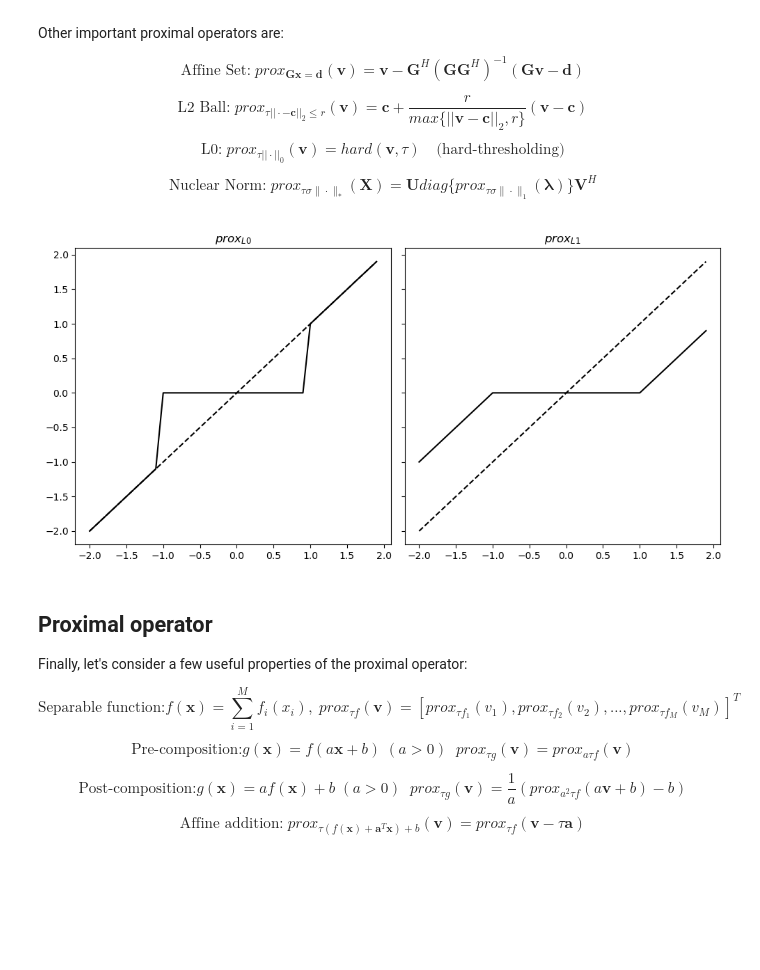
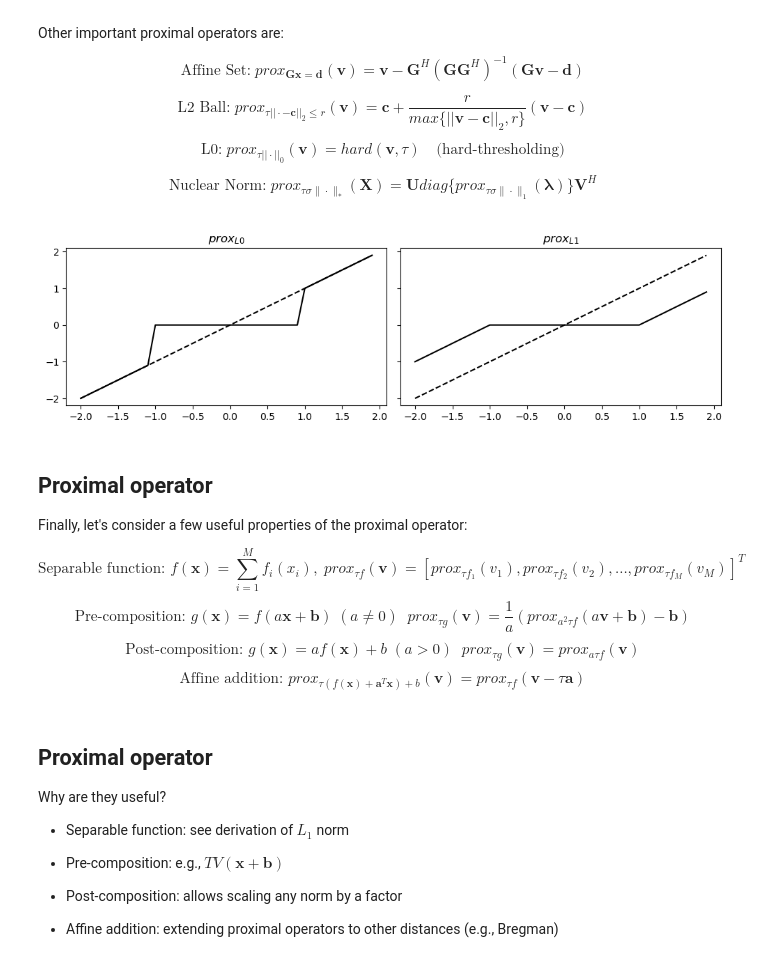
Before and after one commit to mrava87/ProximalTeaching, a Jupyter notebook: lectures/Lecture1.ipynb, the cells around one changed output. Cells and saved outputs as stored; diff of their text form; code cells hidden in the pictures; blank space fills up the shorter version.

```diff
--- a/lectures/Lecture1.ipynb
+++ b/lectures/Lecture1.ipynb
@@ -452,44 +461,45 @@ $$
 # %%
 # LO and L1
 l0 = pyproximal.L0()
 l1 = pyproximal.L1()
 
 x = np.arange(-2, 2, 0.1)
-xp0 = l0.prox(x, 1.)
-xp1 = l1.prox(x, 1.)
+xp0, xp1 = l0.prox(x, 1.), l1.prox(x, 1.)
 
-fig, axs = plt.subplots(1, 2, sharey=True, figsize=(10, 5))
-axs[0].plot(x, xp0, 'k')
-axs[0].plot(x, x, '--k')
+fig, axs = plt.subplots(1, 2, sharey=True, figsize=(10, 3))
+axs[0].plot(x, xp0, 'k'), axs[0].plot(x, x, '--k')
 axs[0].set_title(r'$prox_{L0}$')
-axs[1].plot(x, xp1, 'k')
-axs[1].plot(x, x, '--k')
+axs[1].plot(x, xp1, 'k'), axs[1].plot(x, x, '--k')
 axs[1].set_title(r'$prox_{L1}$')
 plt.tight_layout();
 # %% [output]
-[figure, old version]
+[figure, new version]
 # %% [markdown]
 ## Proximal operator
 
 Finally, let's consider a few useful properties of the proximal operator:
 
-
 $$
-\text{Separable function:} f(\mathbf{x})=\sum_{i=1}^{M} f_i(x_i), \; prox_{\tau f} (\mathbf{v}) = [prox_{\tau f_1} (v_1),prox_{\tau f_2} (v_2), ..., prox_{\tau f_M} (v_M)]^T
+\text{Separable function: } f(\mathbf{x})=\sum_{i=1}^{M} f_i(x_i), \; prox_{\tau f} (\mathbf{v}) = [prox_{\tau f_1} (v_1),prox_{\tau f_2} (v_2), ..., prox_{\tau f_M} (v_M)]^T
 $$
-
 $$
-\text{Pre-composition:} g(\mathbf{x})=f(a \mathbf{x} + b)  \; (a>0) \;\; prox_{\tau g} (\mathbf{v}) =
-            prox_{a \tau f} (\mathbf{v})
+\text{Pre-composition: } g(\mathbf{x})=f(a \mathbf{x} + \mathbf{b})  \; (a\ne 0) \;\; prox_{\tau g} (\mathbf{v}) = \frac{1}{a} (prox_{a^2 \tau f} (a \mathbf{v} + \mathbf{b}) - \mathbf{b})
 $$
-
 $$
-\text{Post-composition:} g(\mathbf{x})=a f(\mathbf{x}) + b \; (a>0) \;\; prox_{\tau g} (\mathbf{v}) =
-            \frac{1}{a} (
-            prox_{a^2 \tau f} (a \mathbf{v} + b) - b)
+\text{Post-composition: } g(\mathbf{x})=a f(\mathbf{x}) + b \; (a>0) \;\; prox_{\tau g} (\mathbf{v}) = prox_{a \tau f} (\mathbf{v})
 $$
-
 $$
-\text{Affine addition:} \; prox_{\tau (f(\mathbf{x}) +
-        \mathbf{a}^T \mathbf{x}) + b} (\mathbf{v})  = prox_{\tau f} (\mathbf{v} - \tau \mathbf{a})
+\text{Affine addition: } prox_{\tau (f(\mathbf{x}) + \mathbf{a}^T \mathbf{x}) + b} (\mathbf{v})  = prox_{\tau f} (\mathbf{v} - \tau \mathbf{a})
 $$
+# %% [markdown]
+## Proximal operator
+
+Why are they useful?
+
+- Separable function: see derivation of $L_1$ norm
+
+- Pre-composition: e.g., $TV(\mathbf{x}+ \mathbf{b})$
+
+- Post-composition: allows scaling any norm by a factor
+
+- Affine addition: extending proximal operators to other distances (e.g., Bregman)
```
Also changed, not shown: parts of 43 cells of this notebook, 7 other files.
